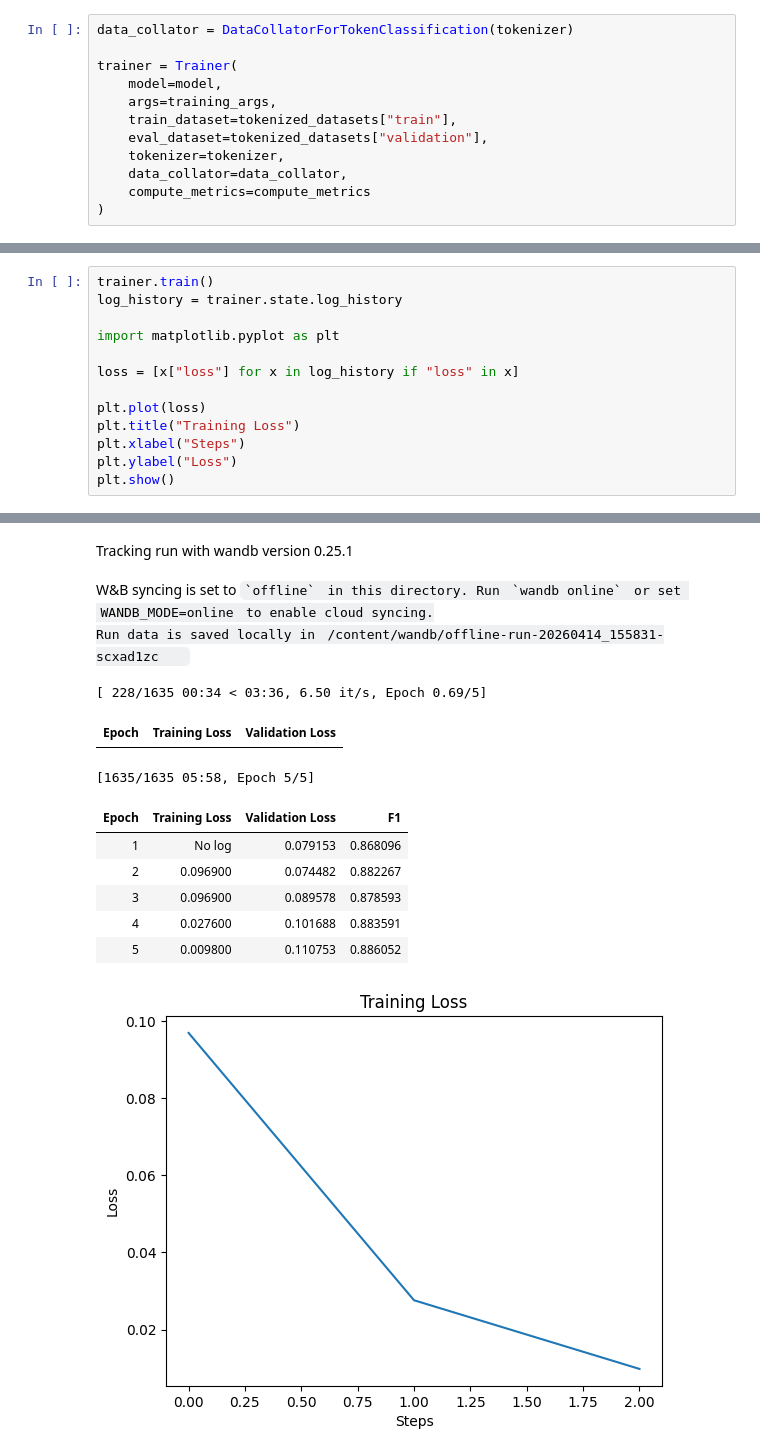
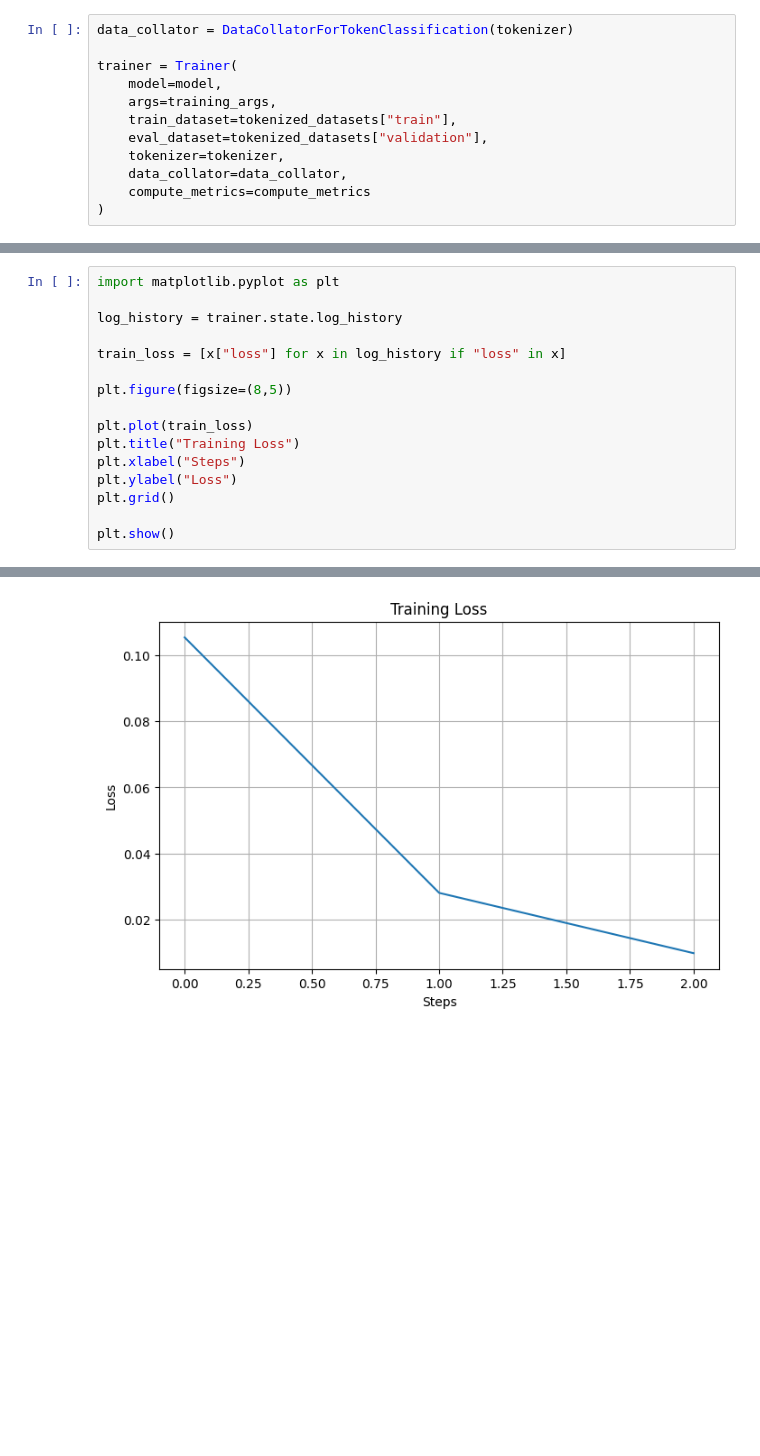
Before and after one commit to CelesteBing/NLP_Medicine_QA, a Jupyter notebook: notebooks/BioBert.ipynb, the cells around one changed output, grey strips where cells are left out. Saved outputs shown, nothing was run; the diff lists cells and outputs as text; blank space fills up the shorter version.

```diff
--- a/notebooks/BioBert.ipynb
+++ b/notebooks/BioBert.ipynb
@@ -164,14 +218,17 @@ trainer = Trainer(
 # %%
-trainer.train()
+import matplotlib.pyplot as plt
+
 log_history = trainer.state.log_history
 
-import matplotlib.pyplot as plt
+train_loss = [x["loss"] for x in log_history if "loss" in x]
 
-loss = [x["loss"] for x in log_history if "loss" in x]
+plt.figure(figsize=(8,5))
 
-plt.plot(loss)
+plt.plot(train_loss)
 plt.title("Training Loss")
 plt.xlabel("Steps")
 plt.ylabel("Loss")
+plt.grid()
+
 plt.show()
 # %% [output]
@@ -185,16 +235,4 @@ wandb: W&B API key is configured. Use `wandb login --relogin` to force relogin
-Tracking run with wandb version 0.25.1
-W&B syncing is set to `offline` in this directory. Run `wandb online` or set WANDB_MODE=online to enable cloud syncing.
-Run data is saved locally in /content/wandb/offline-run-20260414_155831-scxad1zc
-[ 228/1635 00:34 < 03:36, 6.50 it/s, Epoch 0.69/5]
-| Epoch | Training Loss | Validation Loss |
-[1635/1635 05:58, Epoch 5/5]
-| Epoch | Training Loss | Validation Loss | F1 |
-| 1 | No log | 0.079153 | 0.868096 |
-| 2 | 0.096900 | 0.074482 | 0.882267 |
-| 3 | 0.096900 | 0.089578 | 0.878593 |
-| 4 | 0.027600 | 0.101688 | 0.883591 |
-| 5 | 0.009800 | 0.110753 | 0.886052 |
-[figure, old version]
+[figure, new version]
 # %%
 from seqeval.metrics import classification_report
 
```
Also changed, not shown: parts of 12 cells of this notebook.
